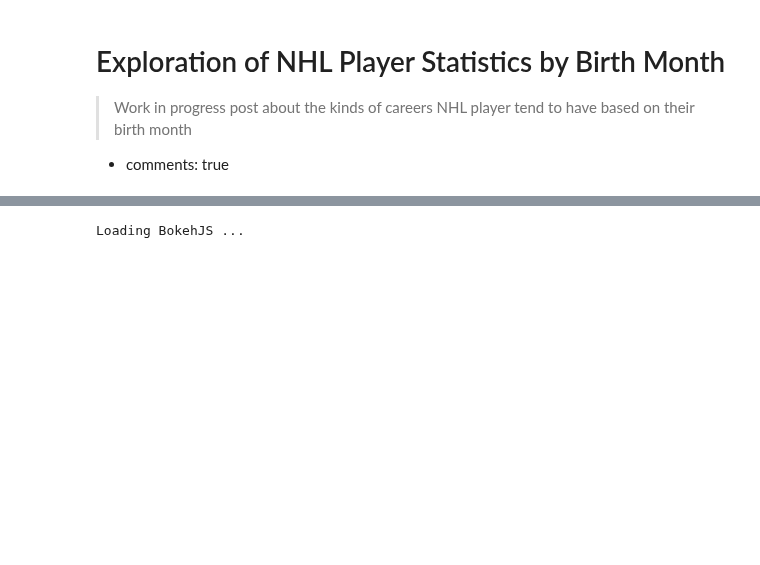
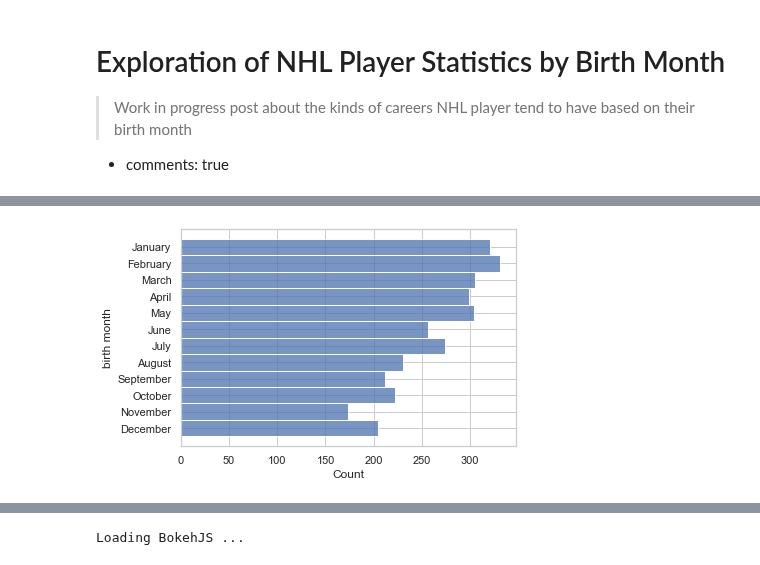
Before and after one commit to JackStaples/jcrs-blog, a Jupyter notebook: _notebooks/2021-10-25-nhldatatest.ipynb, the cells around one changed output, grey strips where cells are left out. Saved outputs shown, nothing was run; the diff lists cells and outputs as text; code cells hidden in the pictures; blank space fills up the shorter version.

```diff
--- a/_notebooks/2021-10-25-nhldatatest.ipynb
+++ b/_notebooks/2021-10-25-nhldatatest.ipynb
@@ -7,7 +7,6 @@
 #hide
 import pandas as pd
 import matplotlib.pyplot as plt
-import seaborn as sb
 import numpy as np
 from datetime import datetime
 from bokeh.plotting import figure, show, output_file
@@ -20,9 +19,27 @@ playerStats_df = pd.read_csv(r"C:\Users\jacks\Development\Python\jcrs-blog\_note
 
 nhl_stats_df = playerStats_df[(playerStats_df['league_id'] == 133) & (playerStats_df['games'] > 9)]
 
+def returnGrouping(month):
+    early = ['January', 'February', 'March']
+    earlyMid = ['April', 'May', 'June']
+    lateMid = ['July', 'August', 'September']
+    late = ['October', 'November', 'December']
+    if month in early:
+        return 'Early'
+    elif month in earlyMid:
+        return 'Early Middle'
+    elif month in lateMid:
+        return 'Late Middle'
+    elif month in late:
+        return 'Late'
+    return 'None'
+
+players_df['birth_date'] = pd.to_datetime(players_df['birth_date'], format="%Y-%m-%d %H:%M:%S-%f")
+players_df['birth_month_number'] = players_df['birth_date'].dt.month
+players_df['birth month'] = players_df['birth_date'].dt.month_name()
+players_df['Year Grouping'] = players_df['birth month'].apply(returnGrouping)
+players_df = players_df.sort_values(by='birth_month_number')
+
 nhl_player_stats_df = pd.merge(left=nhl_stats_df, right=players_df, on='person_id')
 nhl_player_stats_team_df = pd.merge(left=nhl_player_stats_df, right=teams_df, on='team_id')
-nhl_player_stats_team_df['birth_date'] = pd.to_datetime(nhl_player_stats_team_df['birth_date'], format="%Y-%m-%d %H:%M:%S-%f")
-nhl_player_stats_team_df['birth_month_number'] = nhl_player_stats_team_df['birth_date'].dt.month
-nhl_player_stats_team_df['birth_month'] = nhl_player_stats_team_df['birth_date'].dt.month_name()
 nhl_player_stats_team_df = nhl_player_stats_team_df.sort_values(by='birth_month_number')
@@ -54,0 +94,7 @@ nhl_month_stats_df['shooting percentage'] = nhl_month_stats_df['goals'] / nhl_mo
+# %%
+import seaborn as sb
+
+sb.set_theme(style="whitegrid")
+ax = sb.histplot(y="birth month", data=players_df)
+# %% [output]
+[figure, added]
```
Also changed, not shown: parts of 8 cells of this notebook, 1 other file.
